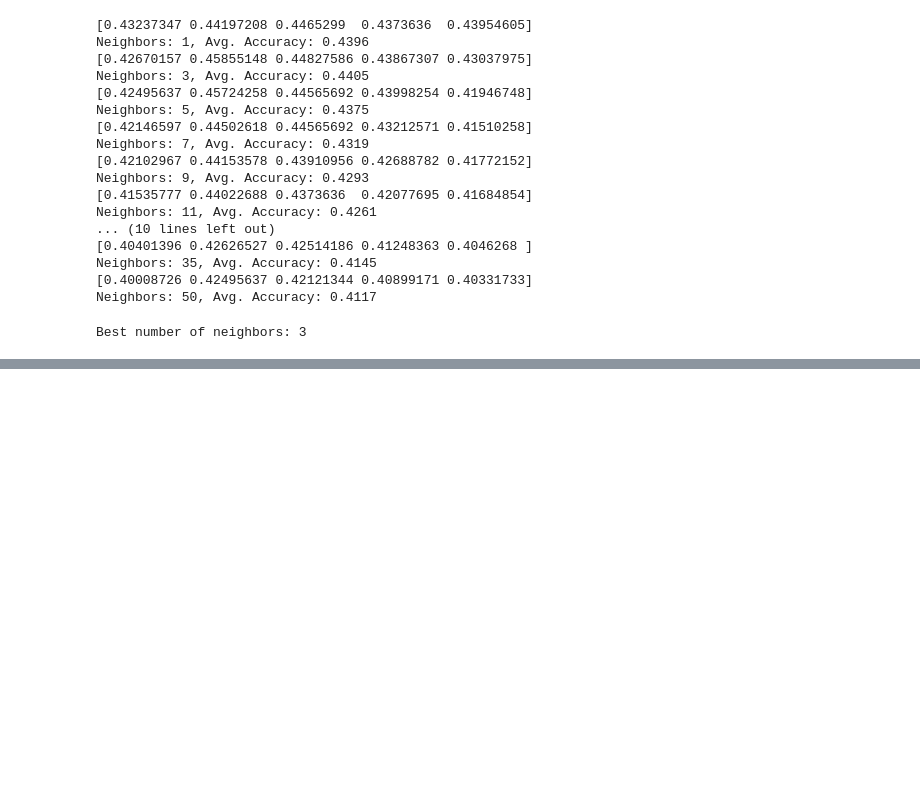
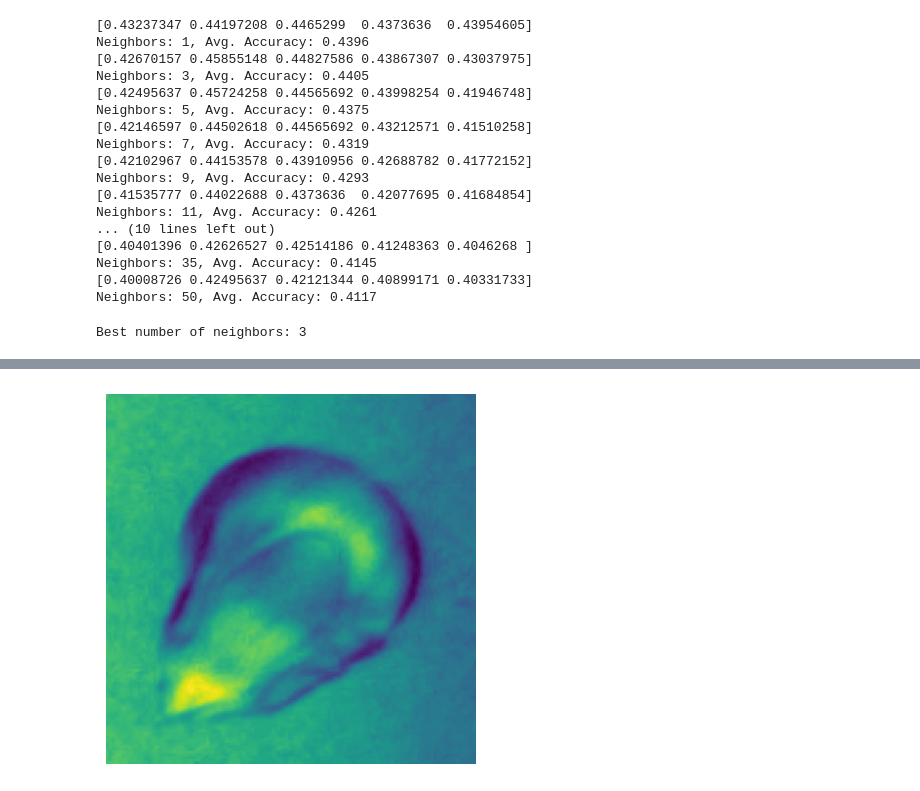
Before and after one commit to J-T-Nelson/Python_code, a Jupyter notebook: PrinciplesOfDS_Course/finalProject/KNN_HOG_2.ipynb, the cells around one changed output, grey strips where cells are left out. Saved outputs shown, nothing was run; the diff lists cells and outputs as text; code cells hidden in the pictures; blank space fills up the shorter version.

```diff
--- a/PrinciplesOfDS_Course/finalProject/KNN_HOG_2.ipynb
+++ b/PrinciplesOfDS_Course/finalProject/KNN_HOG_2.ipynb
@@ -239,0 +505,7 @@ Best number of neighbors: 3
+# %%
+# look at images causing issues:
+plt.imshow(croppedImages_grey[1100])
+plt.axis('off')
+plt.show()
+# %% [output]
+[figure, added]
```
Also changed, not shown: parts of 28 cells of this notebook, 2 other files.
